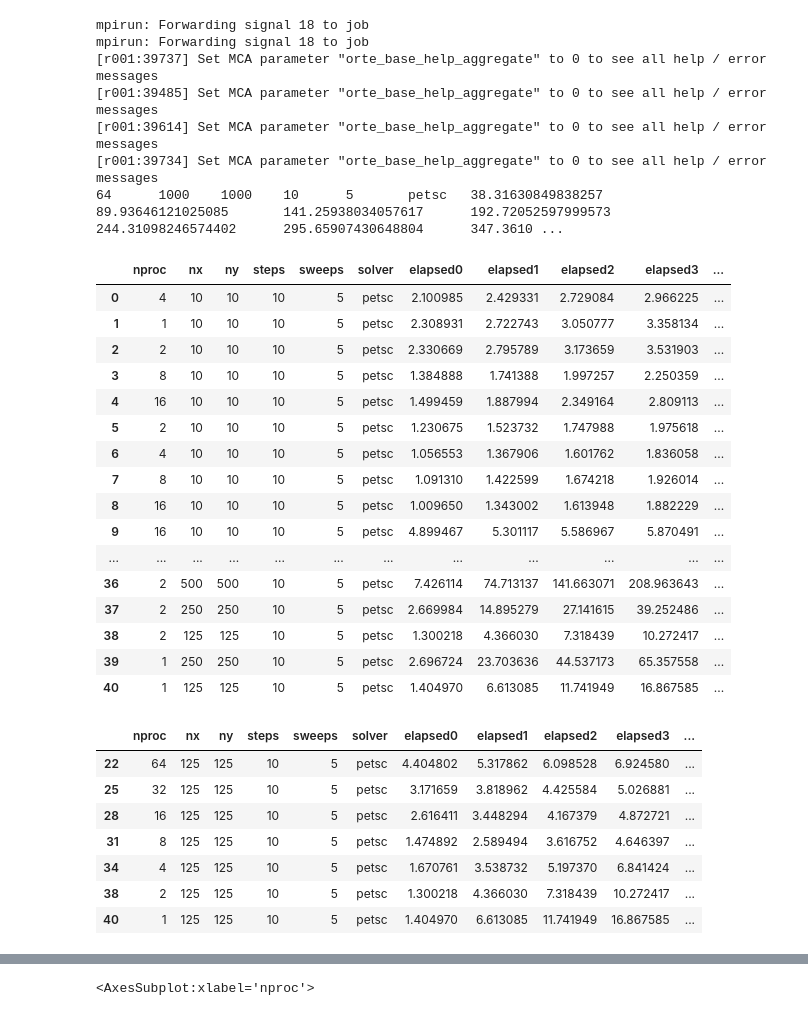
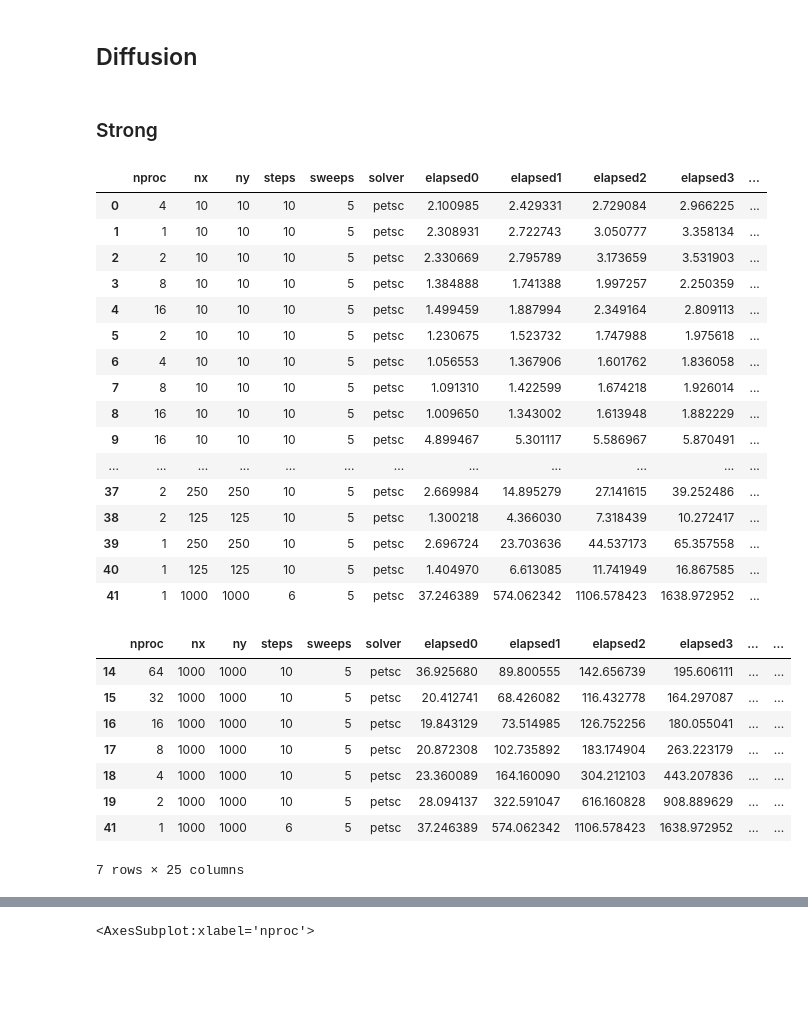
Before and after one commit to guyer/scaling, a Jupyter notebook: analysis.ipynb, the cells around one changed output, grey strips where cells are left out. Drawn from its saved outputs; the diff is of its cells as text; code cells hidden in the pictures; blank space fills up the shorter version.

```diff
--- a/analysis.ipynb
+++ b/analysis.ipynb
@@ -5,44 +5,14 @@ import numpy as np
 import pandas as pd
 from scipy.optimize import curve_fit
 from matplotlib import pyplot as plt
-# %%
-lines = ""
-for n in range(7):
-    fname = "results/fast/strong-{}.slurmout".format(2**n)
-    line = ""
-    with open(fname, 'r') as f:
-        while True:
-            last = line
-            line = f.readline()
-            # print("last:", last)
-            # print("line:", line)
-            if not line:
-                break
-
-        # f.readline()
-        # f.readline()
-        # if n > 0:
-        #     # parallel has an extra line of output before the data
-        #     f.readline()
-        lines += last
-
-print(lines)
-# %% [output]
-mpirun: Forwarding signal 18 to job
-mpirun: Forwarding signal 18 to job
-[r001:39737] Set MCA parameter "orte_base_help_aggregate" to 0 to see all help / error messages
-[r001:39485] Set MCA parameter "orte_base_help_aggregate" to 0 to see all help / error messages
-[r001:39614] Set MCA parameter "orte_base_help_aggregate" to 0 to see all help / error messages
-[r001:39734] Set MCA parameter "orte_base_help_aggregate" to 0 to see all help / error messages
-64      1000    1000    10      5       petsc   38.31630849838257       89.93646121025085       141.25938034057617      192.72052597999573      244.31098246574402      295.65907430648804      347.3610 ...
+# %% [markdown]
+## Diffusion
+# %% [markdown]
+### Strong
 # %%
-# df = pd.read_csv(io.StringIO(lines), delimiter="\t", skiprows=2,
-#                  names=(["nproc", "dx", "dy", "steps", "sweeps", "solver", "setup"]
-#                         + ["elapsed{}".format(n) for n in range(10)]))
-#                  # index_col="nproc")
-df = pd.read_csv("results/fast/cahn_hilliard.py.tsv", delimiter="\t", index_col=False)
+CH = pd.read_csv("results/fast/cahn_hilliard.py.tsv", delimiter="\t", index_col=False)
 
-df
+CH
 # %% [output]
 |  | nproc | nx | ny | steps | sweeps | solver | elapsed0 | elapsed1 | elapsed2 | elapsed3 | ... |
 | 0 | 4 | 10 | 10 | 10 | 5 | petsc | 2.100985 | 2.429331 | 2.729084 | 2.966225 | ... |
@@ -56,24 +26,25 @@ df
 | 8 | 16 | 10 | 10 | 10 | 5 | petsc | 1.009650 | 1.343002 | 1.613948 | 1.882229 | ... |
 | 9 | 16 | 10 | 10 | 10 | 5 | petsc | 4.899467 | 5.301117 | 5.586967 | 5.870491 | ... |
 | ... | ... | ... | ... | ... | ... | ... | ... | ... | ... | ... | ... |
-| 36 | 2 | 500 | 500 | 10 | 5 | petsc | 7.426114 | 74.713137 | 141.663071 | 208.963643 | ... |
 | 37 | 2 | 250 | 250 | 10 | 5 | petsc | 2.669984 | 14.895279 | 27.141615 | 39.252486 | ... |
 | 38 | 2 | 125 | 125 | 10 | 5 | petsc | 1.300218 | 4.366030 | 7.318439 | 10.272417 | ... |
 | 39 | 1 | 250 | 250 | 10 | 5 | petsc | 2.696724 | 23.703636 | 44.537173 | 65.357558 | ... |
 | 40 | 1 | 125 | 125 | 10 | 5 | petsc | 1.404970 | 6.613085 | 11.741949 | 16.867585 | ... |
+| 41 | 1 | 1000 | 1000 | 6 | 5 | petsc | 37.246389 | 574.062342 | 1106.578423 | 1638.972952 | ... |
 # %%
 for n in range(1,10):
-    df[f"delta{n}"] = df[f"elapsed{n}"] - df[f"elapsed{n-1}"]
+    CH[f"delta{n}"] = CH[f"elapsed{n}"] - CH[f"elapsed{n-1}"]
 # %%
-where = (df["nx"] == 125) & (df["ny"] == 125)
-df.loc[where]
+where = (CH["nx"] == 1000) & (CH["ny"] == 1000)
+CH.loc[where]
 # %% [output]
-|  | nproc | nx | ny | steps | sweeps | solver | elapsed0 | elapsed1 | elapsed2 | elapsed3 | ... |
-| 22 | 64 | 125 | 125 | 10 | 5 | petsc | 4.404802 | 5.317862 | 6.098528 | 6.924580 | ... |
-| 25 | 32 | 125 | 125 | 10 | 5 | petsc | 3.171659 | 3.818962 | 4.425584 | 5.026881 | ... |
-| 28 | 16 | 125 | 125 | 10 | 5 | petsc | 2.616411 | 3.448294 | 4.167379 | 4.872721 | ... |
-| 31 | 8 | 125 | 125 | 10 | 5 | petsc | 1.474892 | 2.589494 | 3.616752 | 4.646397 | ... |
-| 34 | 4 | 125 | 125 | 10 | 5 | petsc | 1.670761 | 3.538732 | 5.197370 | 6.841424 | ... |
-| 38 | 2 | 125 | 125 | 10 | 5 | petsc | 1.300218 | 4.366030 | 7.318439 | 10.272417 | ... |
-| 40 | 1 | 125 | 125 | 10 | 5 | petsc | 1.404970 | 6.613085 | 11.741949 | 16.867585 | ... |
+|  | nproc | nx | ny | steps | sweeps | solver | elapsed0 | elapsed1 | elapsed2 | elapsed3 | ... | ... |
+| 14 | 64 | 1000 | 1000 | 10 | 5 | petsc | 36.925680 | 89.800555 | 142.656739 | 195.606111 | ... | ... |
+| 15 | 32 | 1000 | 1000 | 10 | 5 | petsc | 20.412741 | 68.426082 | 116.432778 | 164.297087 | ... | ... |
+| 16 | 16 | 1000 | 1000 | 10 | 5 | petsc | 19.843129 | 73.514985 | 126.752256 | 180.055041 | ... | ... |
+| 17 | 8 | 1000 | 1000 | 10 | 5 | petsc | 20.872308 | 102.735892 | 183.174904 | 263.223179 | ... | ... |
+| 18 | 4 | 1000 | 1000 | 10 | 5 | petsc | 23.360089 | 164.160090 | 304.212103 | 443.207836 | ... | ... |
+| 19 | 2 | 1000 | 1000 | 10 | 5 | petsc | 28.094137 | 322.591047 | 616.160828 | 908.889629 | ... | ... |
+| 41 | 1 | 1000 | 1000 | 6 | 5 | petsc | 37.246389 | 574.062342 | 1106.578423 | 1638.972952 | ... | ... |
+7 rows × 25 columns
 # %%
```
Also changed, not shown: parts of 33 cells of this notebook.
